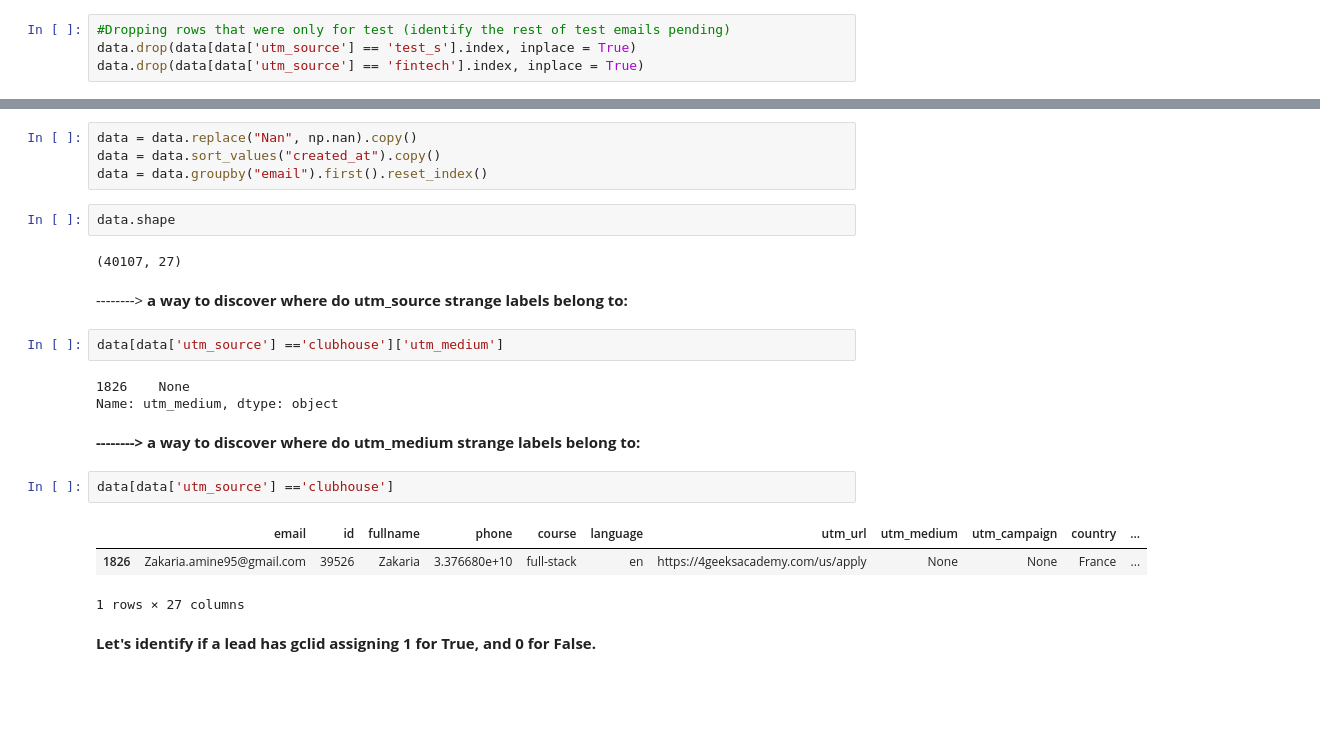
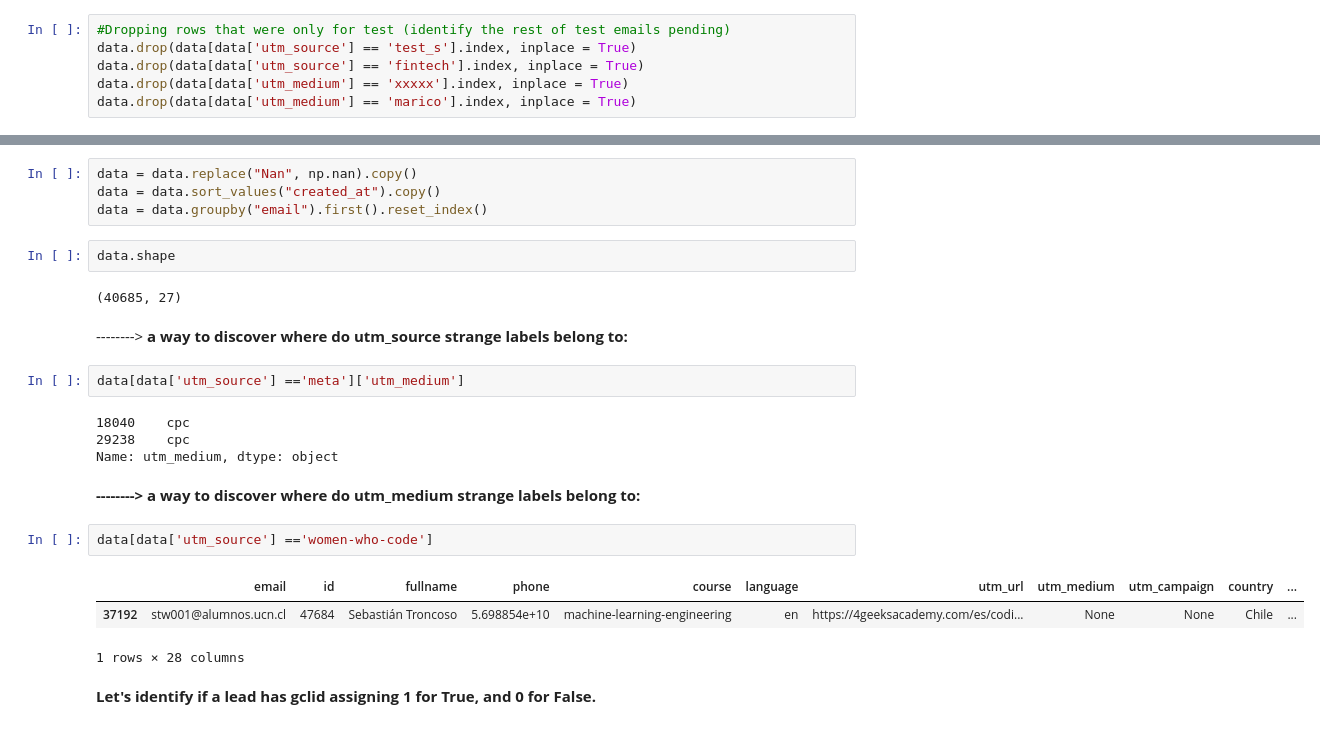
Before and after one commit to 4GeeksAcademy/dataflow, a Jupyter notebook: notebooks/draft_cleaning_notebook.ipynb, the cells around one changed output, grey strips where cells are left out. Drawn from its saved outputs; the diff is of its cells as text; blank space fills up the shorter version.

```diff
--- a/notebooks/draft_cleaning_notebook.ipynb
+++ b/notebooks/draft_cleaning_notebook.ipynb
@@ -101,6 +104,8 @@ data = data.drop(['client_comments','street_address','city','state',
 #Dropping rows that were only for test (identify the rest of test emails pending)
 data.drop(data[data['utm_source'] == 'test_s'].index, inplace = True)
 data.drop(data[data['utm_source'] == 'fintech'].index, inplace = True)
+data.drop(data[data['utm_medium'] == 'xxxxx'].index, inplace = True)
+data.drop(data[data['utm_medium'] == 'marico'].index, inplace = True)
 # %%
 #some test rows identified
 data = data[data["email"].str.contains("@4geeks") == False]
@@ -178,22 +183,23 @@ data = data.groupby("email").first().reset_index()
 # %%
 data.shape
 # %% [output]
-(40107, 27)
+(40685, 27)
 # %% [markdown]
 --------> **a way to discover where do utm_source strange labels belong to:**
 # %%
-data[data['utm_source'] =='clubhouse']['utm_medium']
+data[data['utm_source'] =='meta']['utm_medium']
 # %% [output]
-1826    None
+18040    cpc
+29238    cpc
 Name: utm_medium, dtype: object
 # %% [markdown]
 **--------> a way to discover where do utm_medium strange labels belong to:**
 # %%
-data[data['utm_source'] =='clubhouse']
+data[data['utm_source'] =='women-who-code']
 # %% [output]
 |  | email | id | fullname | phone | course | language | utm_url | utm_medium | utm_campaign | country | ... |
-| 1826 | Zakaria.amine95@gmail.com | 39526 | Zakaria | 3.376680e+10 | full-stack | en | https://4geeksacademy.com/us/apply | None | None | France | ... |
+| 37192 | stw001@alumnos.ucn.cl | 47684 | Sebastián Troncoso | 5.698854e+10 | machine-learning-engineering | en | https://4geeksacademy.com/es/codi... | None | None | Chile | ... |
-1 rows × 27 columns
+1 rows × 28 columns
 # %% [markdown]
 **Let's identify if a lead has gclid assigning 1 for True, and 0 for False.**
 # %%
```
Also changed, not shown: parts of 17 cells of this notebook, 3 other files.
